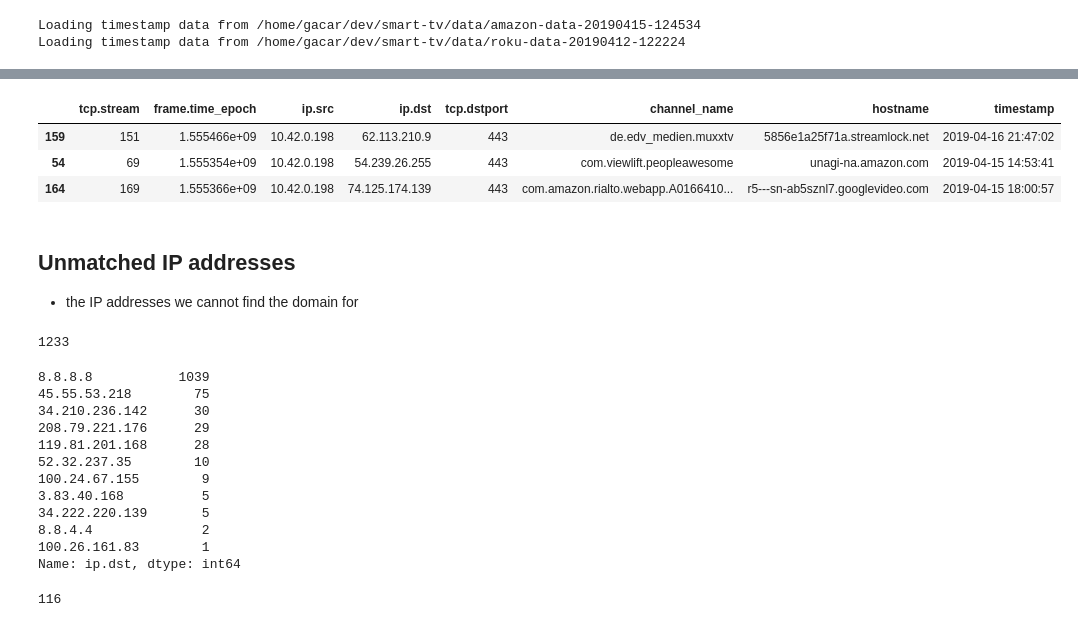
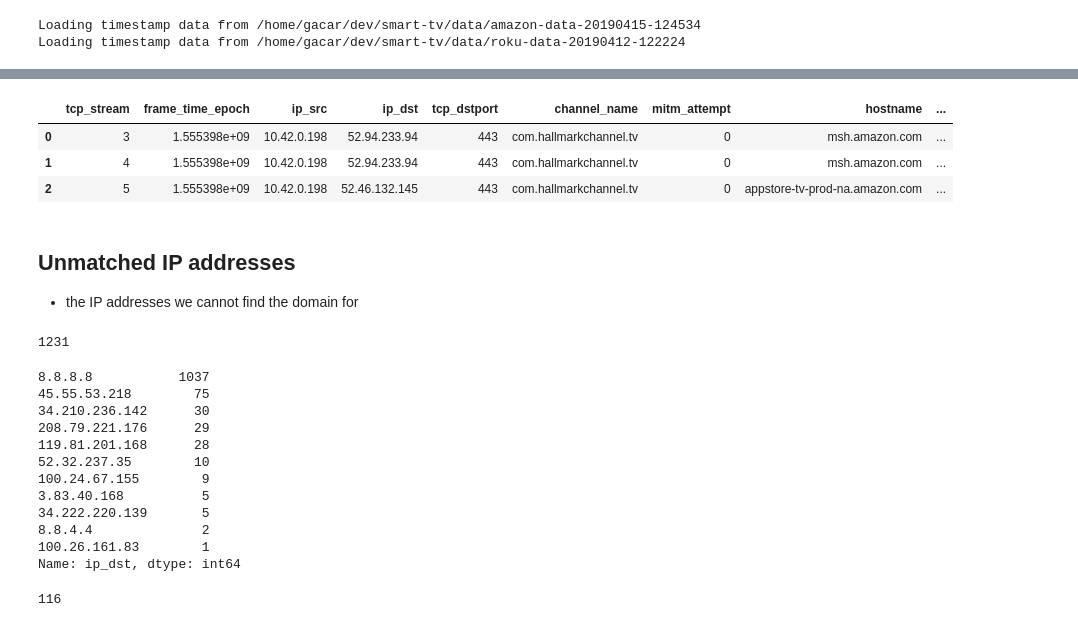
Before and after one commit to citp/ott-tracking, a Jupyter notebook: src/analysis/notebooks/TCP-Connections.ipynb, the cells around one changed output, grey strips where cells are left out. Saved outputs shown, nothing was run; the diff lists cells and outputs as text; code cells hidden in the pictures.

```diff
--- a/src/analysis/notebooks/TCP-Connections.ipynb
+++ b/src/analysis/notebooks/TCP-Connections.ipynb
@@ -79,0 +48,3 @@ amazon_tcp = get_tcp_conns(crawl_data_dir_amazon, rIP2NameDB)
+# %%
+roku_tcp = get_distinct_tcp_conns(crawl_data_dir_roku)
+amazon_tcp = get_distinct_tcp_conns(crawl_data_dir_amazon)
@@ -95,21 +69,21 @@ roku_tcp.sample(3)
 # %%
-amazon_tcp.sample(3)
+amazon_tcp.head(3)
 # %% [output]
-|  | tcp.stream | frame.time_epoch | ip.src | ip.dst | tcp.dstport | channel_name | hostname | timestamp |
-| 159 | 151 | 1.555466e+09 | 10.42.0.198 | 62.113.210.9 | 443 | de.edv_medien.muxxtv | 5856e1a25f71a.streamlock.net | 2019-04-16 21:47:02 |
-| 54 | 69 | 1.555354e+09 | 10.42.0.198 | 54.239.26.255 | 443 | com.viewlift.peopleawesome | unagi-na.amazon.com | 2019-04-15 14:53:41 |
-| 164 | 169 | 1.555366e+09 | 10.42.0.198 | 74.125.174.139 | 443 | com.amazon.rialto.webapp.A0166410... | r5---sn-ab5sznl7.googlevideo.com | 2019-04-15 18:00:57 |
+|  | tcp_stream | frame_time_epoch | ip_src | ip_dst | tcp_dstport | channel_name | mitm_attempt | hostname | ... |
+| 0 | 3 | 1.555398e+09 | 10.42.0.198 | 52.94.233.94 | 443 | com.hallmarkchannel.tv | 0 | msh.amazon.com | ... |
+| 1 | 4 | 1.555398e+09 | 10.42.0.198 | 52.94.233.94 | 443 | com.hallmarkchannel.tv | 0 | msh.amazon.com | ... |
+| 2 | 5 | 1.555398e+09 | 10.42.0.198 | 52.46.132.145 | 443 | com.hallmarkchannel.tv | 0 | appstore-tv-prod-na.amazon.com | ... |
 # %% [markdown]
 ## Unmatched IP addresses
 - the IP addresses we cannot find the domain for
 # %%
 len(roku_tcp[roku_tcp.hostname=="unknown"])
 # %% [output]
-1233
+1231
 # %%
-roku_tcp[roku_tcp.hostname=="unknown"]["ip.dst"].value_counts()
+roku_tcp[roku_tcp.hostname=="unknown"]["ip_dst"].value_counts()
 # %% [output]
-8.8.8.8           1039
+8.8.8.8           1037
 45.55.53.218        75
 34.210.236.142      30
 208.79.221.176      29
@@ -120,5 +94,5 @@ roku_tcp[roku_tcp.hostname=="unknown"]["ip.dst"].value_counts()
 34.222.220.139       5
 8.8.4.4              2
 100.26.161.83        1
-Name: ip.dst, dtype: int64
+Name: ip_dst, dtype: int64
 # %%
```
Also changed, not shown: parts of 21 cells of this notebook, 3 other files.
